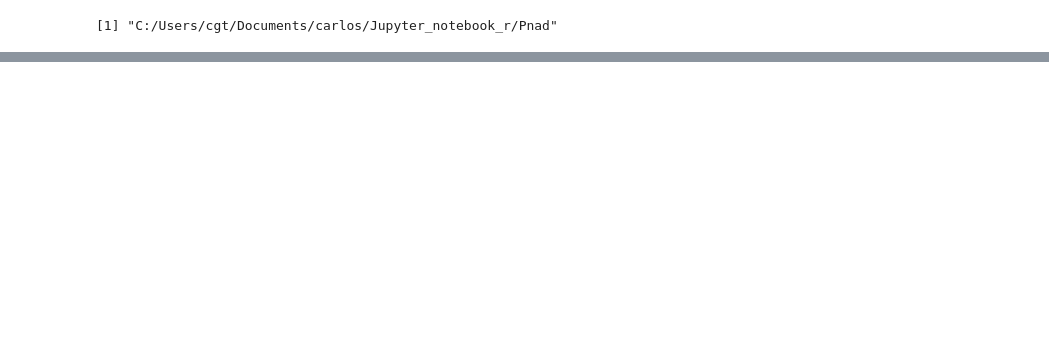
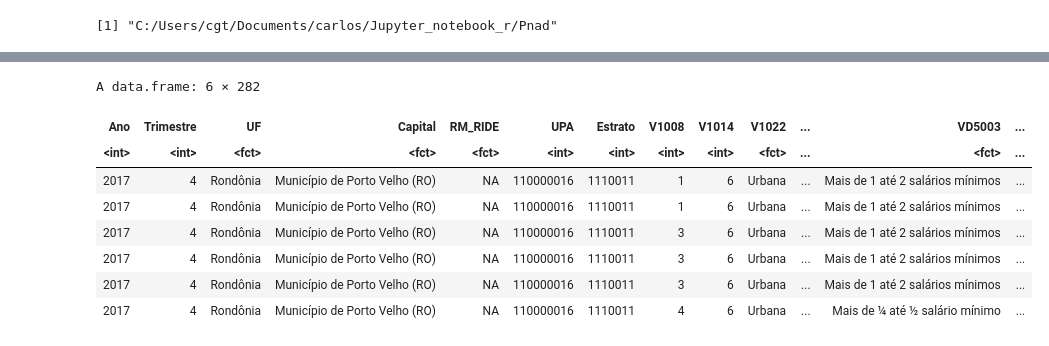
Before and after one commit to DevGra/notebook_R, a Jupyter notebook: Pnad_resolve_dicionario-transform.ipynb, the cells around one changed output, grey strips where cells are left out. Cells and saved outputs as stored; diff of their text form; code cells hidden in the pictures; blank space fills up the shorter version.

```diff
--- a/Pnad_resolve_dicionario-transform.ipynb
+++ b/Pnad_resolve_dicionario-transform.ipynb
@@ -17,0 +103,4 @@ ERROR: Error:
+# %%
+varsc <- vars[sapply(vars, class) == "character"]   # converte em caracter
+# %%
+varsf <- setdiff(varsc, notlabel)
@@ -17,0 +145,25 @@ ERROR: Error:
+# %%
+for (i in 1:length(varsf)) {
+    if (varsf[i] %in% (dictionary$X__3)) {
+      data_pnadc[varsf[i]] <- factor(as.numeric(unlist(data_pnadc[varsf[i]])),
+                                     levels = suppressWarnings(
+                                     as.numeric(unlist(dictionary %>%
+                                     subset(X__3 == varsf[i]) %>%
+                                     select(X__6)))),
+                                     labels = unlist(dictionary %>%
+                                     subset(X__3 == varsf[i]) %>%
+                                     select(X__7)))
+    }
+  }
+# %%
+head(data_pnadc)
+# %% [output]
+A data.frame: 6 × 282
+| Ano | Trimestre | UF | Capital | RM_RIDE | UPA | Estrato | V1008 | V1014 | V1022 | ... | VD5003 | ... |
+| <int> | <int> | <fct> | <fct> | <fct> | <int> | <int> | <int> | <int> | <fct> | ... | <fct> | ... |
+| 2017 | 4 | Rondônia | Município de Porto Velho (RO) | NA | 110000016 | 1110011 | 1 | 6 | Urbana | ... | Mais de 1 até 2 salários mínimos | ... |
+| 2017 | 4 | Rondônia | Município de Porto Velho (RO) | NA | 110000016 | 1110011 | 1 | 6 | Urbana | ... | Mais de 1 até 2 salários mínimos | ... |
+| 2017 | 4 | Rondônia | Município de Porto Velho (RO) | NA | 110000016 | 1110011 | 3 | 6 | Urbana | ... | Mais de 1 até 2 salários mínimos | ... |
+| 2017 | 4 | Rondônia | Município de Porto Velho (RO) | NA | 110000016 | 1110011 | 3 | 6 | Urbana | ... | Mais de 1 até 2 salários mínimos | ... |
+| 2017 | 4 | Rondônia | Município de Porto Velho (RO) | NA | 110000016 | 1110011 | 3 | 6 | Urbana | ... | Mais de 1 até 2 salários mínimos | ... |
+| 2017 | 4 | Rondônia | Município de Porto Velho (RO) | NA | 110000016 | 1110011 | 4 | 6 | Urbana | ... | Mais de ¼ até ½ salário mínimo | ... |
```
Also changed, not shown: parts of 21 cells of this notebook, 4 other files.
